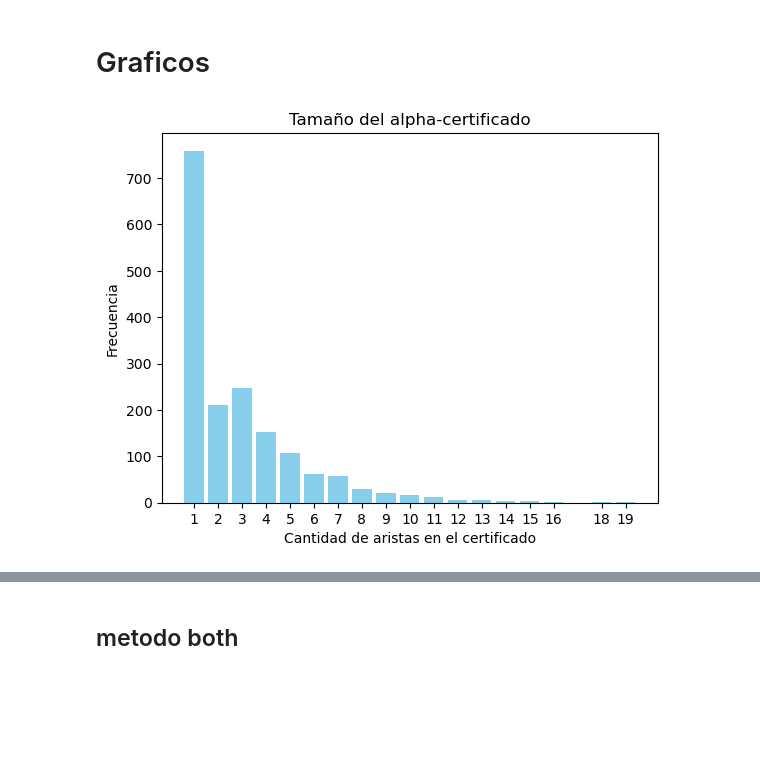
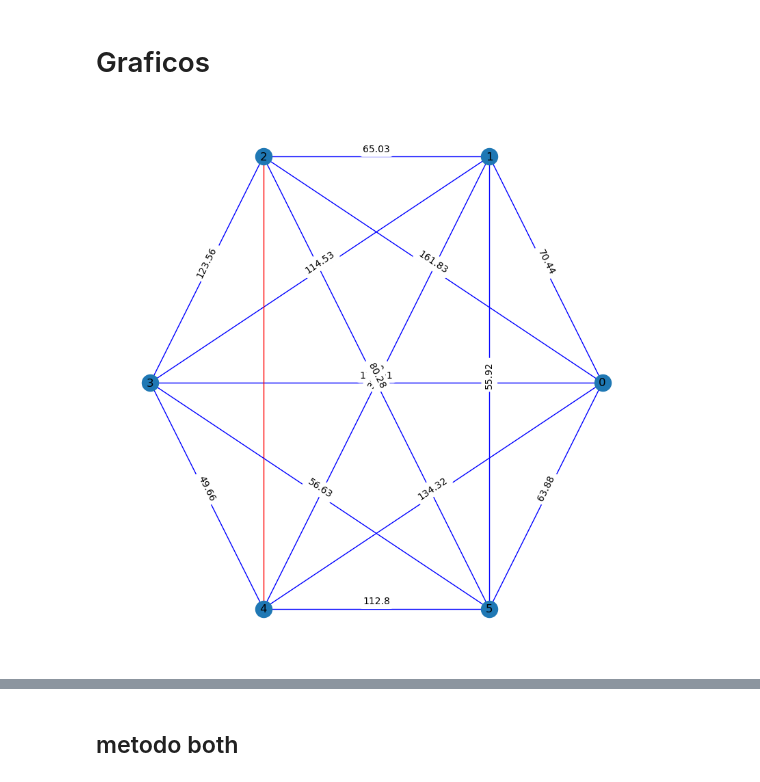
Before and after one commit to clazo2018/OPD-problem-, a Jupyter notebook: Experiments.ipynb, the cells around one changed output, grey strips where cells are left out. Drawn from its saved outputs; the diff is of its cells as text; code cells hidden in the pictures; blank space fills up the shorter version.

```diff
--- a/Experiments.ipynb
+++ b/Experiments.ipynb
@@ -113,2 +51,0 @@ df.tail(50)
-# %%
-grafo_none = df.loc['inst66', 'graph']
@@ -272,19 +105,54 @@ Cantidad de elementos: 19, Frecuencia: 1
 # %% [markdown]
 # Graficos
-# %%
-# Convertir el diccionario en listas para la visualización
-cantidad_elementos = list(element_count.keys())
-frecuencias = list(element_count.values())
-
-# Crear el gráfico de barras
-plt.bar(element_count.keys(), element_count.values(), color='skyblue', tick_label=list(element_count.keys()))
-
-# Agregar etiquetas y título
-plt.xlabel('Cantidad de aristas en el certificado')
-plt.ylabel('Frecuencia')
-plt.title('Tamaño del alpha-certificado')
-
-# Mostrar el gráfico
-plt.show()
-# %% [output]
-[figure, removed]
+# %%
+# Graficar el grafo
+G = grafo_none
+for u, v in G.edges():
+    G[u][v]['weight'] = round(G[u][v]['weight'], 2)
+
+# Redondear las áreas a dos decimales
+for u, v in G.edges():
+    area_start, area_end = G[u][v]['area']
+    G[u][v]['area'] = (round(area_start, 2), round(area_end, 2))
+# Lista de aristas que solo mostrarán su peso
+edge_list_weight = [(0, 1),
+ (0, 2),
+ (0, 3),
+ (0, 4),
+ (0, 5),
+ (2, 1),
+ (2, 3),
+ (2, 5),
+ (3, 1),
+ (3, 4),
+ (3, 5),
+ (4, 1),
+ (4, 3),
+ (5, 1),
+ (5, 4)]
+# Convertir las aristas a una forma canónica
+canonical_edge_list_weight = [(min(u, v), max(u, v)) for u, v in edge_list_weight]
+
+# Obtener los atributos de peso para las aristas en edge_list_weight
+edge_weights = {(u, v): d['weight'] for u, v, d in G.edges(data=True) if (min(u, v), max(u, v)) in canonical_edge_list_weight}
+
+# Graficar el grafo con los pesos y colores
+plt.figure(figsize=(8, 8))
+pos = nx.circular_layout(G)  # Posiciones de los nodos
+
+# Obtener colores para las aristas con weight
+edge_colors_weight = ['blue' if (min(u, v), max(u, v)) in canonical_edge_list_weight else 'red' for u, v, d in G.edges(data=True)]
+
+# Dibujar el grafo con colores de arista según el atributo
+nx.draw(G, pos, with_labels=True, edge_color=edge_colors_weight)
+
+# Definir desplazamiento para evitar superposiciones
+pos_labels = nx.spring_layout(G, pos=pos, fixed=G.nodes())
+pos_labels = {key: (x, y + 0.03) for key, (x, y) in pos_labels.items()}
+
+# Mostrar pesos para las aristas en edge_list_weight
+nx.draw_networkx_edge_labels(G, pos_labels, edge_labels=edge_weights)
+
+plt.show()
+# %% [output]
+[figure, added]
```
Also changed, not shown: parts of 19 cells of this notebook, 3 other files.
